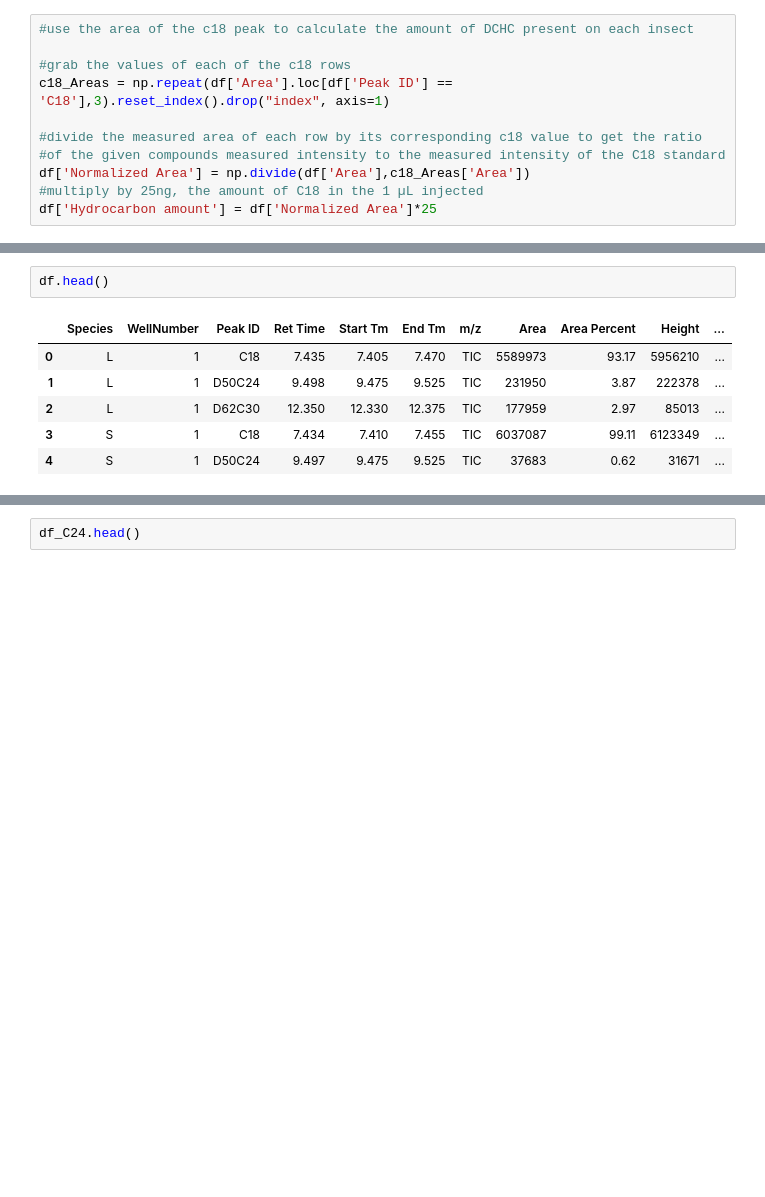
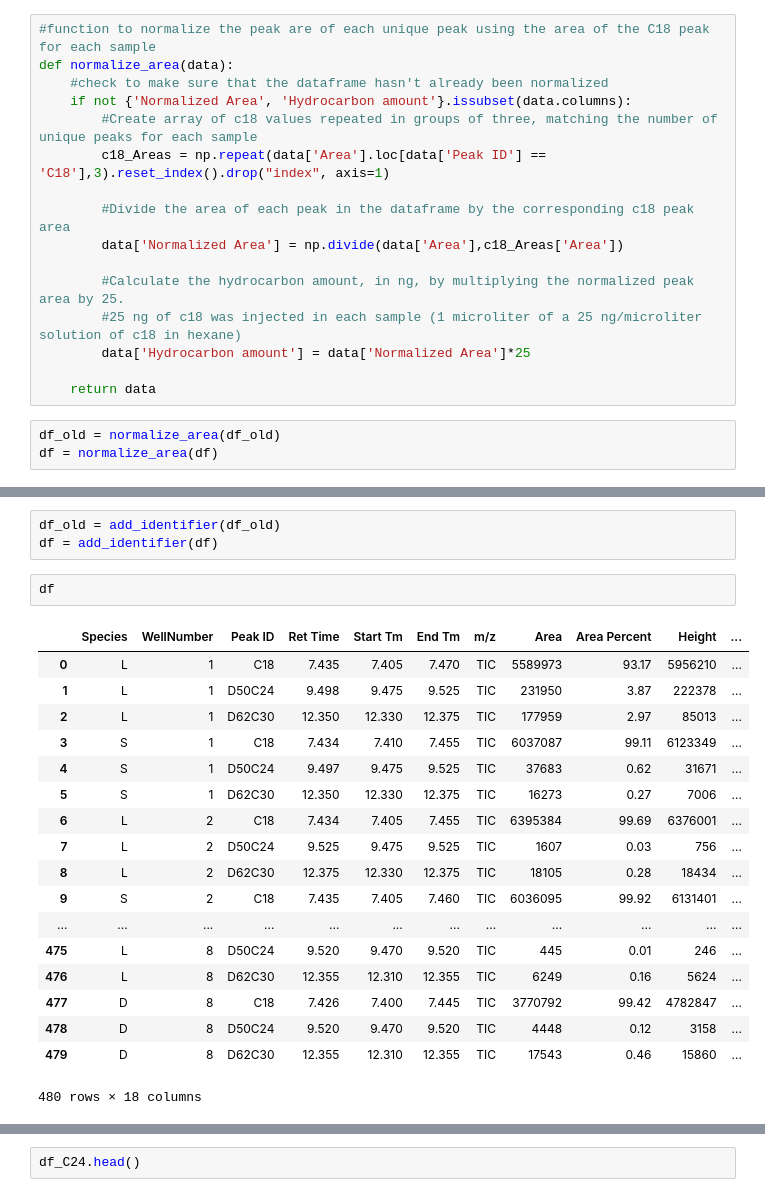
Before and after one commit to Tomnaragon/DCHC_transfer_Experiment, a Jupyter notebook: Master_DCHC_transfer_analysis.ipynb, the cells around one changed output, grey strips where cells are left out. Drawn from its saved outputs; the diff is of its cells as text; blank space fills up the shorter version.

```diff
--- a/Master_DCHC_transfer_analysis.ipynb
+++ b/Master_DCHC_transfer_analysis.ipynb
@@ -58,14 +85,22 @@ df.tail()
-# %%
-#use the area of the c18 peak to calculate the amount of DCHC present on each insect
-
-#grab the values of each of the c18 rows
-c18_Areas = np.repeat(df['Area'].loc[df['Peak ID'] == 'C18'],3).reset_index().drop("index", axis=1)
-
-#divide the measured area of each row by its corresponding c18 value to get the ratio
-#of the given compounds measured intensity to the measured intensity of the C18 standard
-df['Normalized Area'] = np.divide(df['Area'],c18_Areas['Area'])
-#multiply by 25ng, the amount of C18 in the 1 µL injected
-df['Hydrocarbon amount'] = df['Normalized Area']*25
+# %%
+#function to normalize the peak are of each unique peak using the area of the C18 peak for each sample
+def normalize_area(data):
+    #check to make sure that the dataframe hasn't already been normalized
+    if not {'Normalized Area', 'Hydrocarbon amount'}.issubset(data.columns):
+        #Create array of c18 values repeated in groups of three, matching the number of unique peaks for each sample
+        c18_Areas = np.repeat(data['Area'].loc[data['Peak ID'] == 'C18'],3).reset_index().drop("index", axis=1)
+
+        #Divide the area of each peak in the dataframe by the corresponding c18 peak area
+        data['Normalized Area'] = np.divide(data['Area'],c18_Areas['Area'])
+
+        #Calculate the hydrocarbon amount, in ng, by multiplying the normalized peak area by 25.
+        #25 ng of c18 was injected in each sample (1 microliter of a 25 ng/microliter solution of c18 in hexane)
+        data['Hydrocarbon amount'] = data['Normalized Area']*25
+
+    return data
+# %%
+df_old = normalize_area(df_old)
+df = normalize_area(df)
 # %%
 #Remove any outliers, specified by 'Y' in the Outlier column
 df = df.loc[df['Outlier'] == 'N']
@@ -108,9 +152,24 @@ See the caveats in the documentation: http://pandas.pydata.org/pandas-docs/stabl
+# %%
+df_old = add_identifier(df_old)
+df = add_identifier(df)
 # %%
-df.head()
+df
 # %% [output]
 |  | Species | WellNumber | Peak ID | Ret Time | Start Tm | End Tm | m/z | Area | Area Percent | Height | ... |
 | 0 | L | 1 | C18 | 7.435 | 7.405 | 7.470 | TIC | 5589973 | 93.17 | 5956210 | ... |
 | 1 | L | 1 | D50C24 | 9.498 | 9.475 | 9.525 | TIC | 231950 | 3.87 | 222378 | ... |
 | 2 | L | 1 | D62C30 | 12.350 | 12.330 | 12.375 | TIC | 177959 | 2.97 | 85013 | ... |
 | 3 | S | 1 | C18 | 7.434 | 7.410 | 7.455 | TIC | 6037087 | 99.11 | 6123349 | ... |
 | 4 | S | 1 | D50C24 | 9.497 | 9.475 | 9.525 | TIC | 37683 | 0.62 | 31671 | ... |
+| 5 | S | 1 | D62C30 | 12.350 | 12.330 | 12.375 | TIC | 16273 | 0.27 | 7006 | ... |
+| 6 | L | 2 | C18 | 7.434 | 7.405 | 7.455 | TIC | 6395384 | 99.69 | 6376001 | ... |
+| 7 | L | 2 | D50C24 | 9.525 | 9.475 | 9.525 | TIC | 1607 | 0.03 | 756 | ... |
+| 8 | L | 2 | D62C30 | 12.375 | 12.330 | 12.375 | TIC | 18105 | 0.28 | 18434 | ... |
+| 9 | S | 2 | C18 | 7.435 | 7.405 | 7.460 | TIC | 6036095 | 99.92 | 6131401 | ... |
+| ... | ... | ... | ... | ... | ... | ... | ... | ... | ... | ... | ... |
+| 475 | L | 8 | D50C24 | 9.520 | 9.470 | 9.520 | TIC | 445 | 0.01 | 246 | ... |
+| 476 | L | 8 | D62C30 | 12.355 | 12.310 | 12.355 | TIC | 6249 | 0.16 | 5624 | ... |
+| 477 | D | 8 | C18 | 7.426 | 7.400 | 7.445 | TIC | 3770792 | 99.42 | 4782847 | ... |
+| 478 | D | 8 | D50C24 | 9.520 | 9.470 | 9.520 | TIC | 4448 | 0.12 | 3158 | ... |
+| 479 | D | 8 | D62C30 | 12.355 | 12.310 | 12.355 | TIC | 17543 | 0.46 | 15860 | ... |
+480 rows × 18 columns
```
Also changed, not shown: parts of 17 cells of this notebook, 8 other files.
